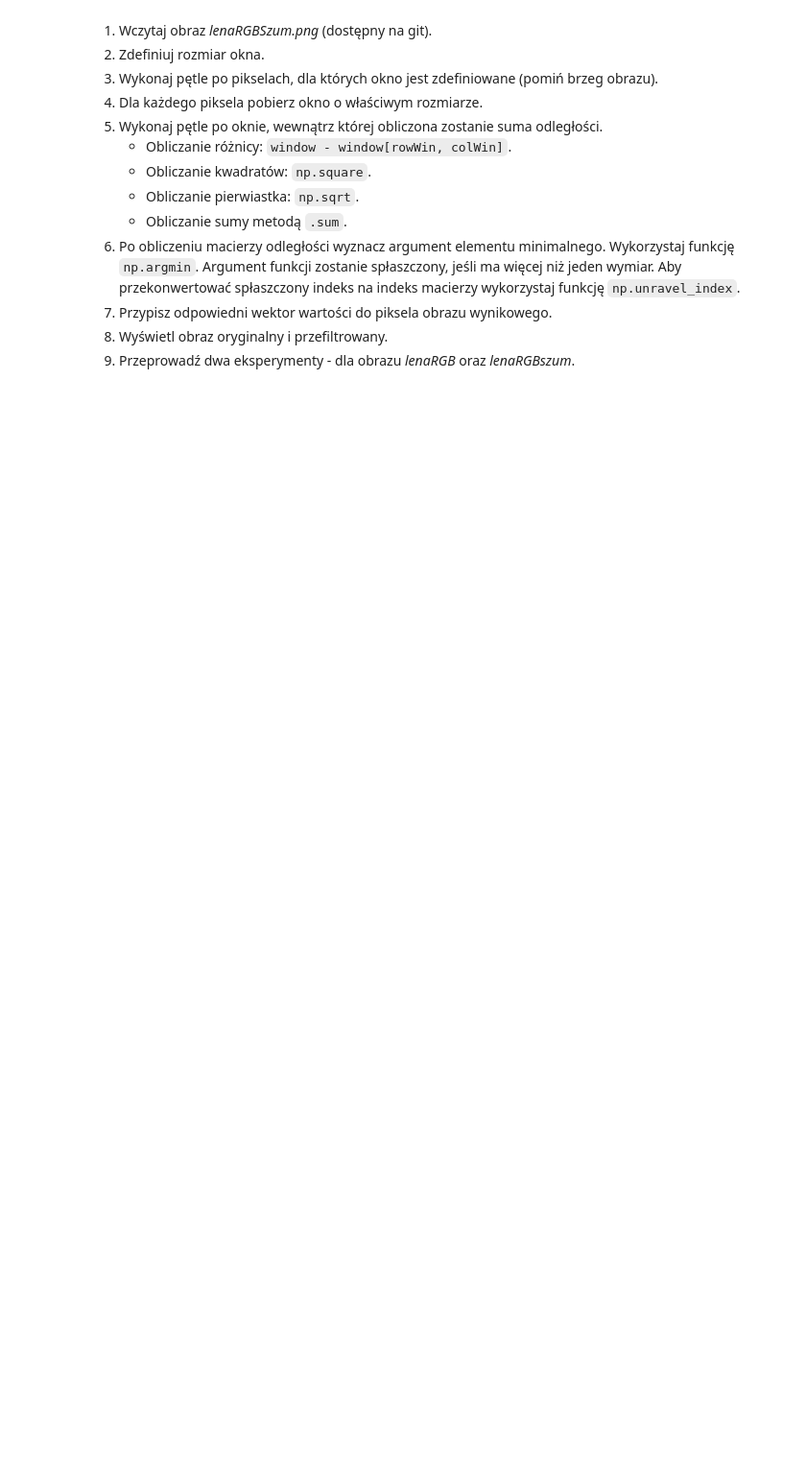
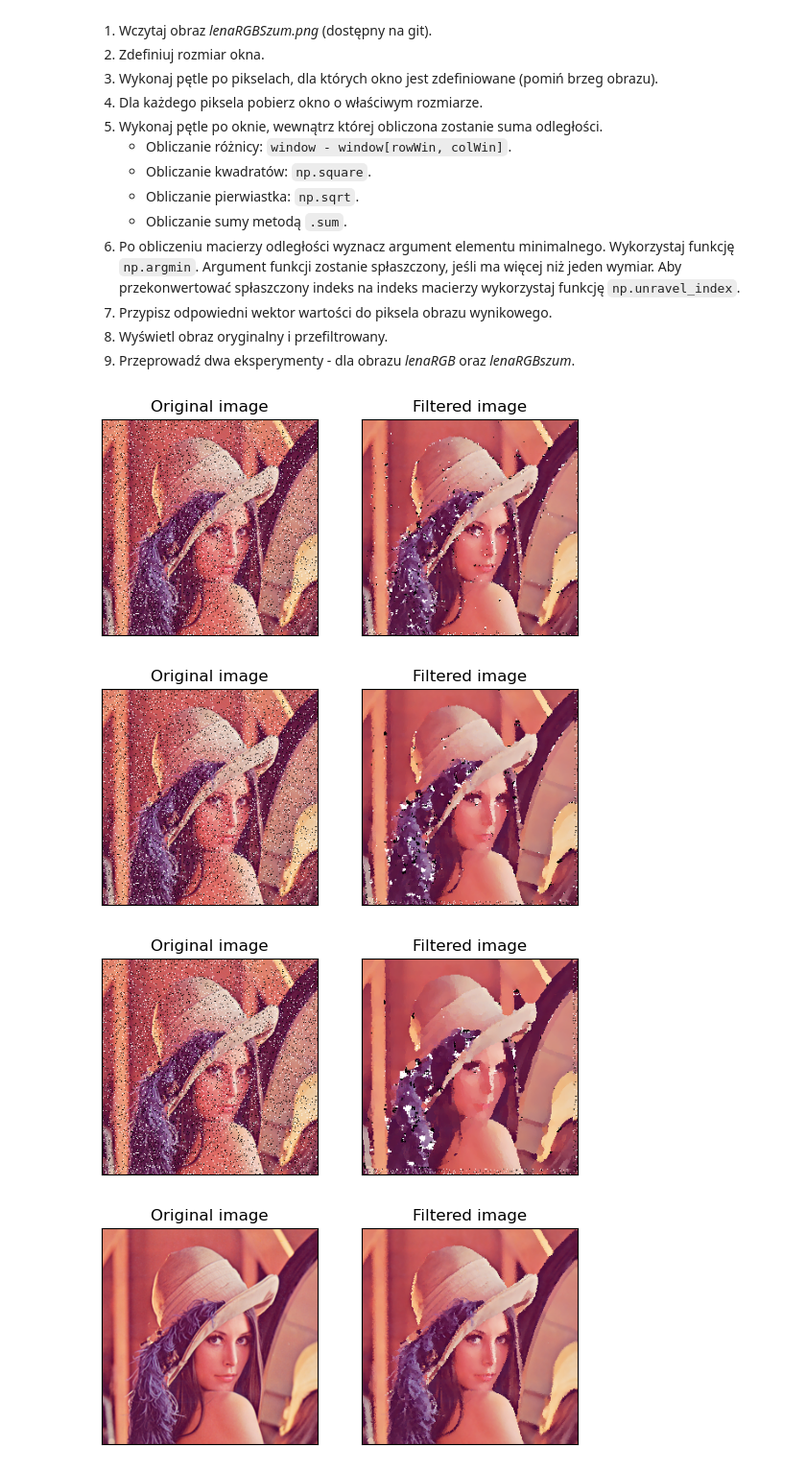
Before and after one commit to Szaroslav/introduction-to-digital-image-processing-agh-cs-course, a Jupyter notebook: lab6/lab6-home-assignment1.ipynb, the cells around one changed output. Shown at 96% size. Cells and saved outputs as stored; diff of their text form; code cells hidden in the pictures; blank space fills up the shorter version.

```diff
--- a/lab6/lab6-home-assignment1.ipynb
+++ b/lab6/lab6-home-assignment1.ipynb
@@ -51,0 +74,34 @@ for filename in filenames:
+# %%
+def filter_median_rgb(image, kernel_size=3):
+  h, w, _ = image.shape
+  image_filtered = image.copy()
+
+  for i in range(h - kernel_size):
+    for j in range(w - kernel_size):
+      window = image[i:i + kernel_size, j:j + kernel_size, :]
+      distances = np.empty((kernel_size, kernel_size))
+      for i0 in range(kernel_size):
+        for j0 in range(kernel_size):
+          distances[i0, j0] = np.sqrt(np.square(window - window[i0, j0])).sum()
+
+      di, dj = np.unravel_index(np.argmin(distances), (kernel_size, kernel_size))
+      image_filtered[i, j] = image[i + di, j + dj, :]
+
+  return image_filtered
+# %%
+for kernel_size in [3, 5, 7]:
+  filename       = "lenaRGBSzum.png"
+  image          = cv2.cvtColor(cv2.imread(filename), cv2.COLOR_BGR2RGB)
+  image_filtered = filter_median_rgb(image, kernel_size)
+  show_images_prepost(image, image_filtered)
+
+for kernel_size in [3, 5, 7]:
+  filename       = "lenaRGB.png"
+  image          = cv2.cvtColor(cv2.imread(filename), cv2.COLOR_BGR2RGB)
+  image_filtered = filter_median_rgb(image, kernel_size)
+  show_images_prepost(image, image_filtered)
+# %% [output]
+[figure, added]
+[figure, added]
+[figure, added]
+[figure, added]
```
Also changed, not shown: parts of 2 cells of this notebook.
